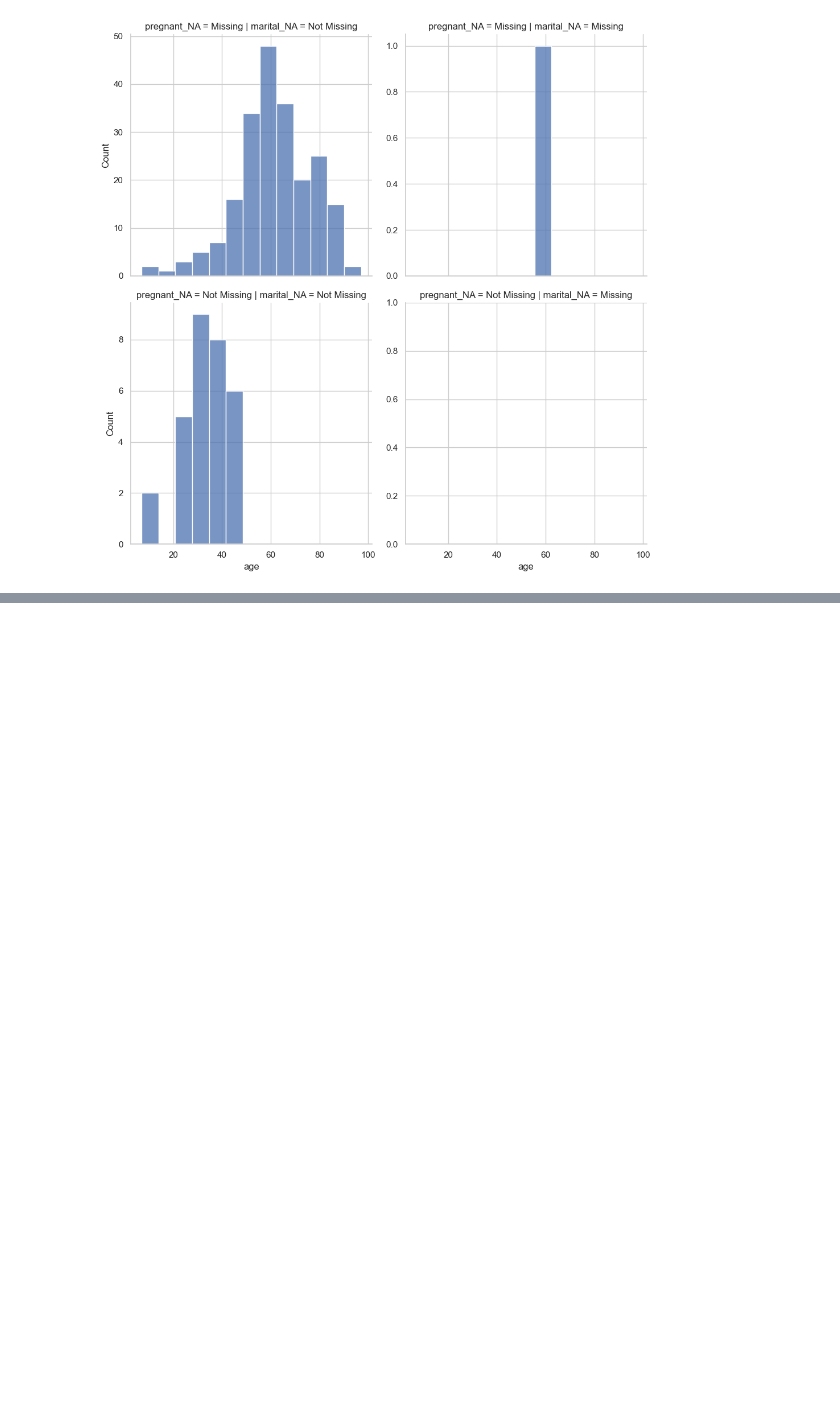
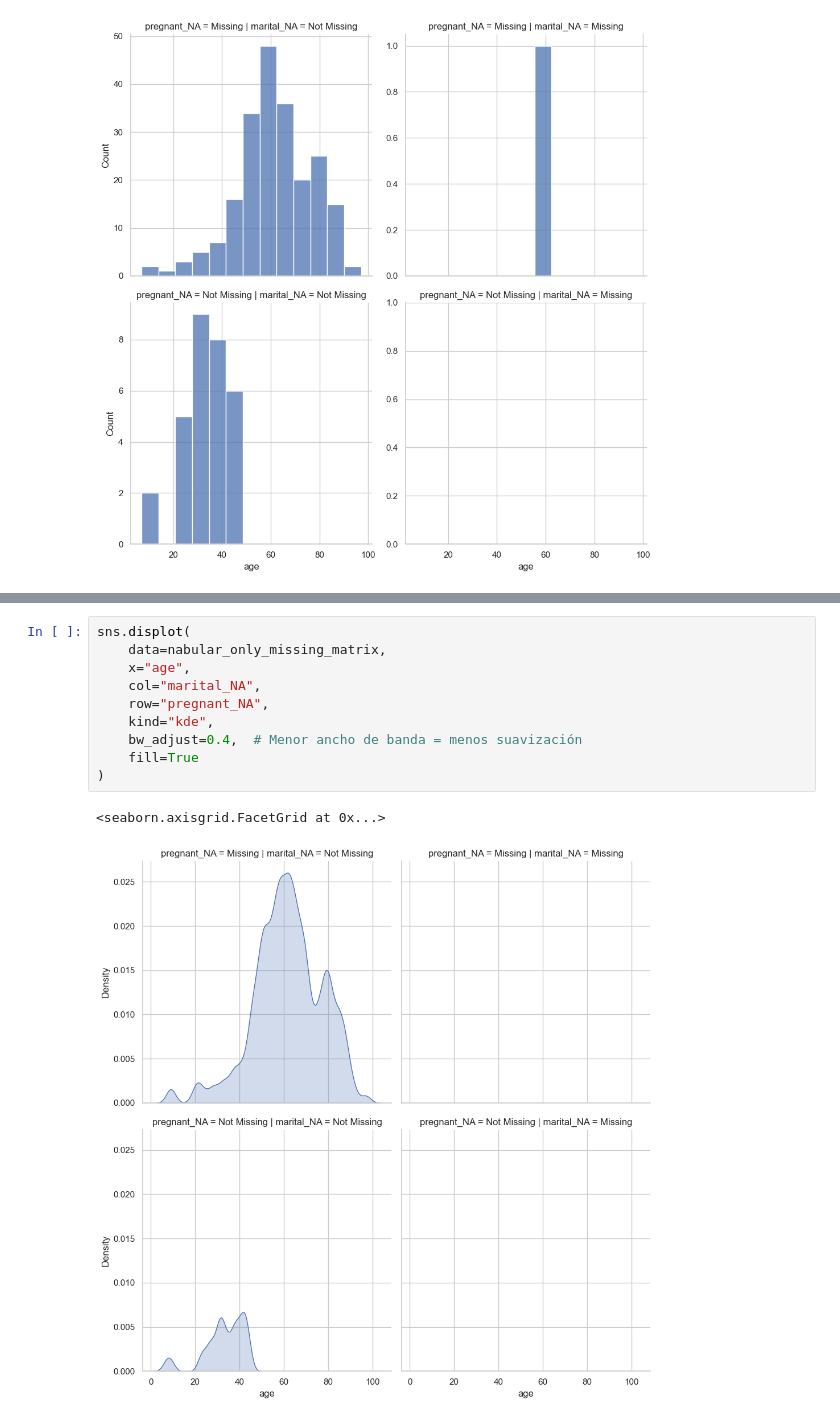
Before and after one commit to PedroRgz/Curso-Manejo-de-datos-faltantes, a Jupyter notebook: Manejo de datos faltantes: Exploración.ipynb, the cells around one changed output, grey strips where cells are left out. Drawn from its saved outputs; the diff is of its cells as text; blank space fills up the shorter version.

```diff
--- a/Manejo de datos faltantes: Exploración.ipynb
+++ b/Manejo de datos faltantes: Exploración.ipynb
@@ -1714,0 +1729,13 @@ sns.displot(
+# %%
+sns.displot(
+    data=nabular_only_missing_matrix,
+    x="age",
+    col="marital_NA",
+    row="pregnant_NA",
+    kind="kde",
+    bw_adjust=0.4,  # Menor ancho de banda = menos suavización
+    fill=True
+)
+# %% [output]
+<seaborn.axisgrid.FacetGrid at 0x...>
+[figure, added]
```
Also changed, not shown: parts of 2 cells of this notebook.
